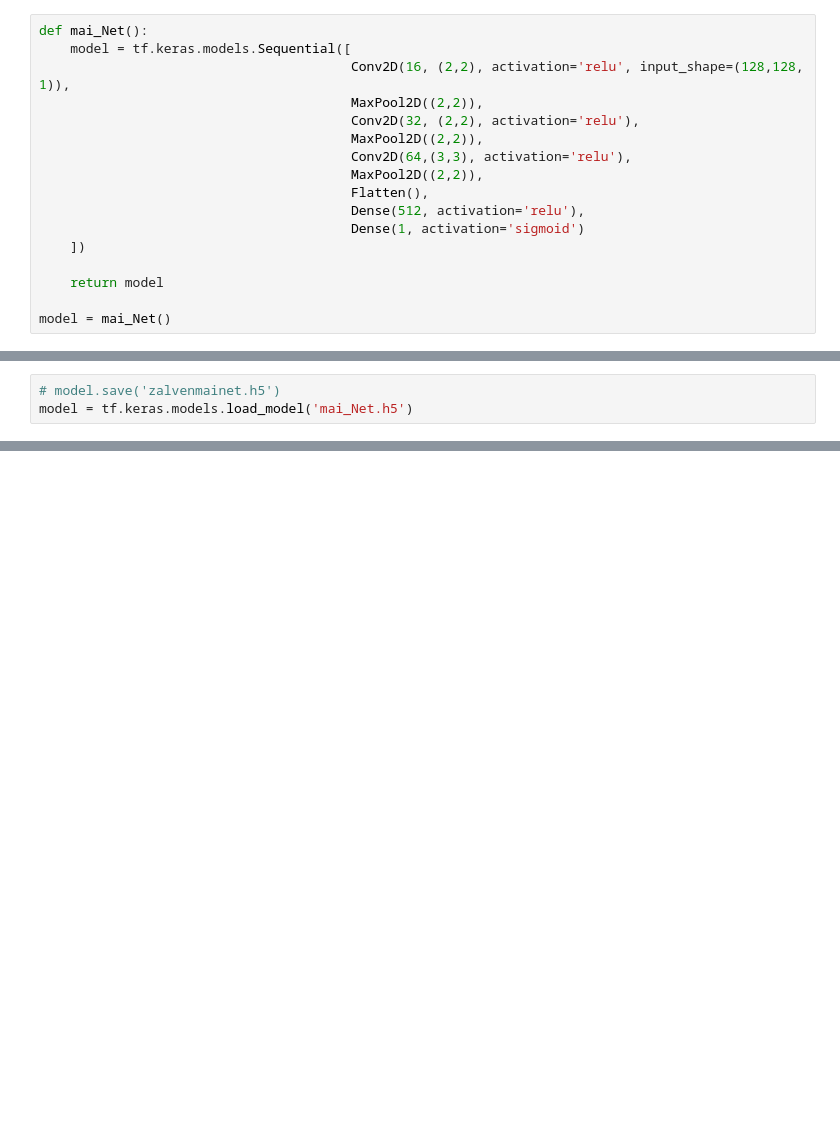
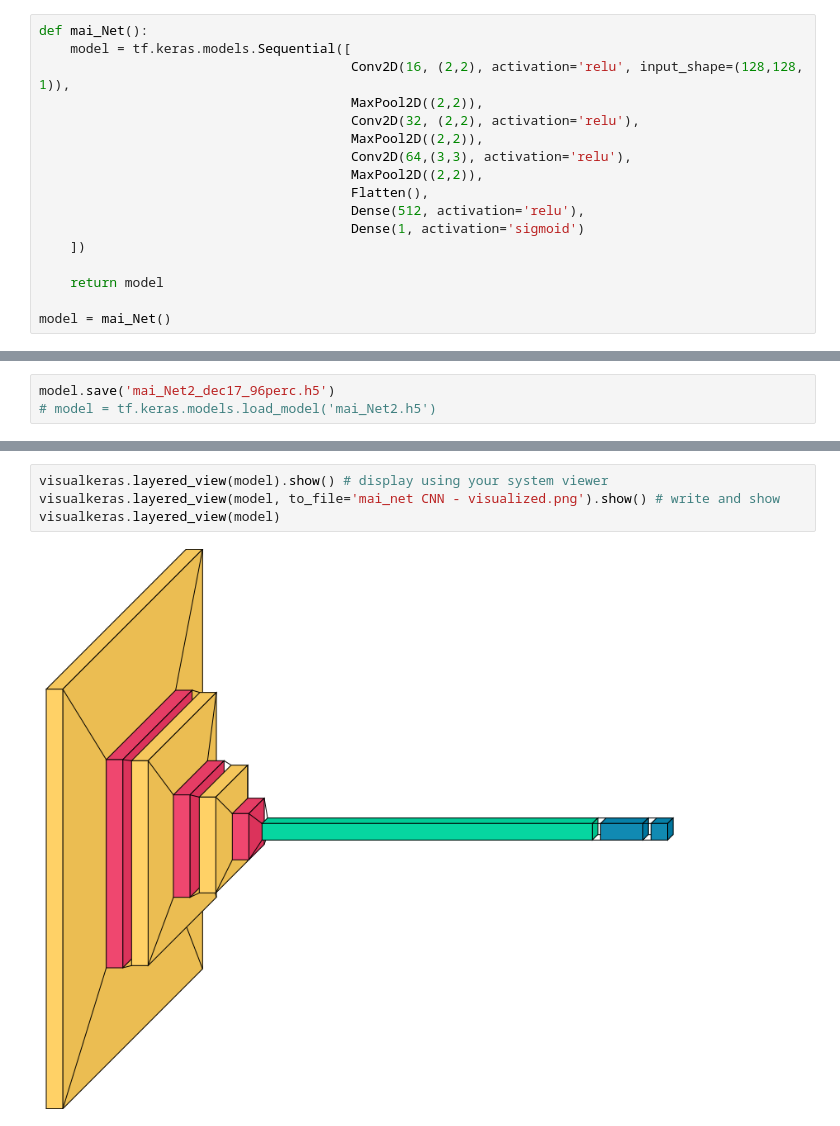
Before and after one commit to Jervx/Mai-Net-CNN, a Jupyter notebook: PHS AI Model.ipynb, the cells around one changed output, grey strips where cells are left out. Saved outputs shown, nothing was run; the diff lists cells and outputs as text; blank space fills up the shorter version.

```diff
--- a/PHS AI Model.ipynb
+++ b/PHS AI Model.ipynb
@@ -228,3 +278,3 @@ plt.savefig("maiNetCNN - Loss Graph.jpg")
 # %%
-# model.save('zalvenmainet.h5')
-model = tf.keras.models.load_model('mai_Net.h5')
+model.save('mai_Net2_dec17_96perc.h5')
+# model = tf.keras.models.load_model('mai_Net2.h5')
@@ -279,0 +285,6 @@ for img in target:
+# %%
+visualkeras.layered_view(model).show() # display using your system viewer
+visualkeras.layered_view(model, to_file='mai_net CNN - visualized.png').show() # write and show
+visualkeras.layered_view(model)
+# %% [output]
+[figure, added]
```
Also changed, not shown: parts of 20 cells of this notebook, 9 other files.
